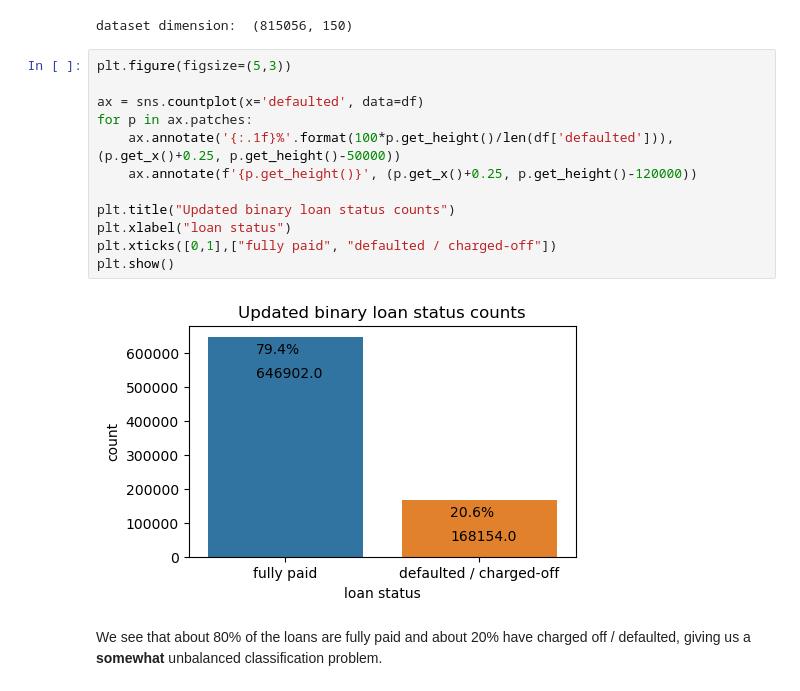
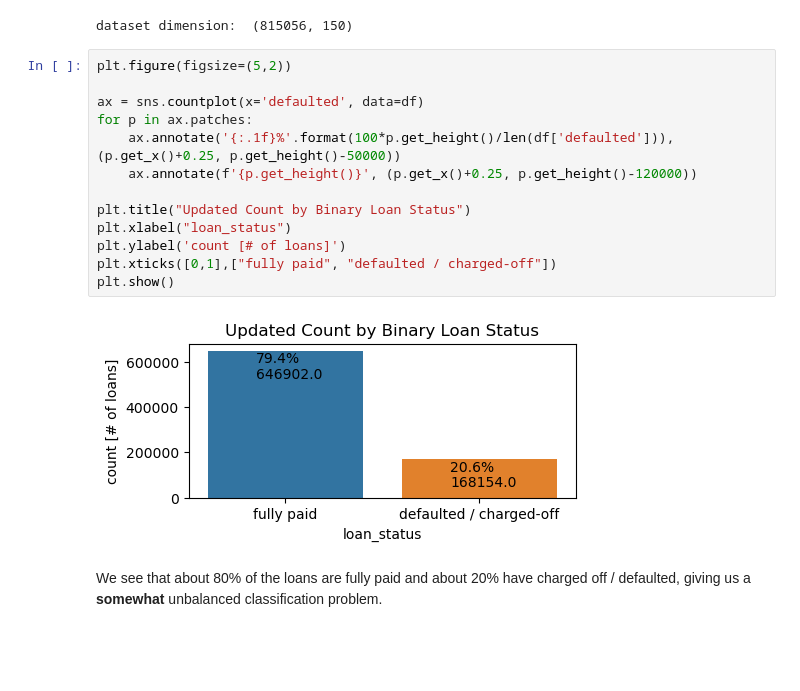
Before and after one commit to yxing12/data1030-load-default-prob, a Jupyter notebook: loan_default_prob.ipynb, the cells around one changed output. Drawn from its saved outputs; the diff is of its cells as text; blank space fills up the shorter version.

Commit message:
modified graph x&y labels

```diff
--- a/loan_default_prob.ipynb
+++ b/loan_default_prob.ipynb
@@ -119,19 +120,20 @@ print('dataset dimension: ',df.shape)
 # %% [output]
 dataset dimension:  (815056, 150)
 # %%
-plt.figure(figsize=(5,3))
+plt.figure(figsize=(5,2))
 
 ax = sns.countplot(x='defaulted', data=df)
 for p in ax.patches:
     ax.annotate('{:.1f}%'.format(100*p.get_height()/len(df['defaulted'])), (p.get_x()+0.25, p.get_height()-50000))
     ax.annotate(f'{p.get_height()}', (p.get_x()+0.25, p.get_height()-120000))
 
-plt.title("Updated binary loan status counts")
-plt.xlabel("loan status")
+plt.title("Updated Count by Binary Loan Status")
+plt.xlabel("loan_status")
+plt.ylabel('count [# of loans]')
 plt.xticks([0,1],["fully paid", "defaulted / charged-off"])
 plt.show()
 # %% [output]
-[figure, old version]
+[figure, new version]
 # %% [markdown]
 We see that about 80% of the loans are fully paid and about 20% have charged off / defaulted, giving us a **somewhat** unbalanced classification problem.
 # %% [markdown]
```
Also changed, not shown: parts of 14 cells of this notebook.
